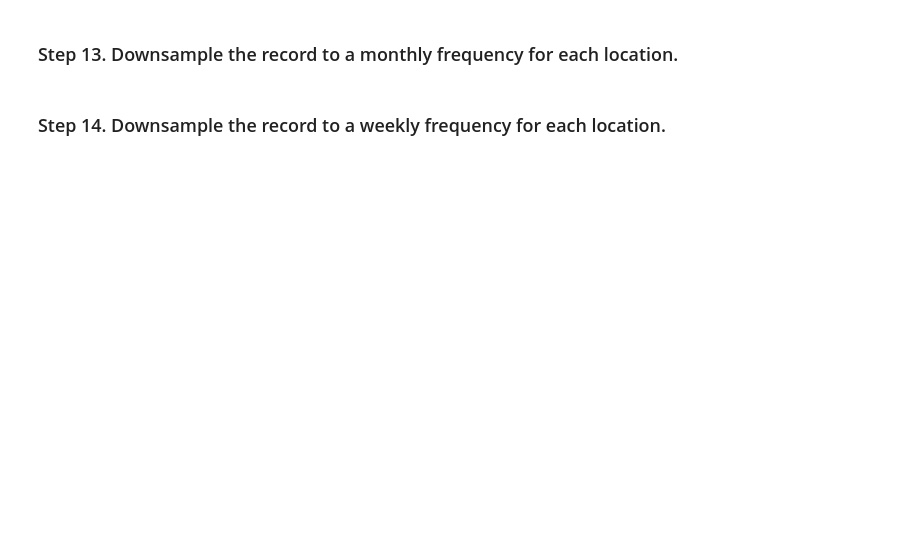
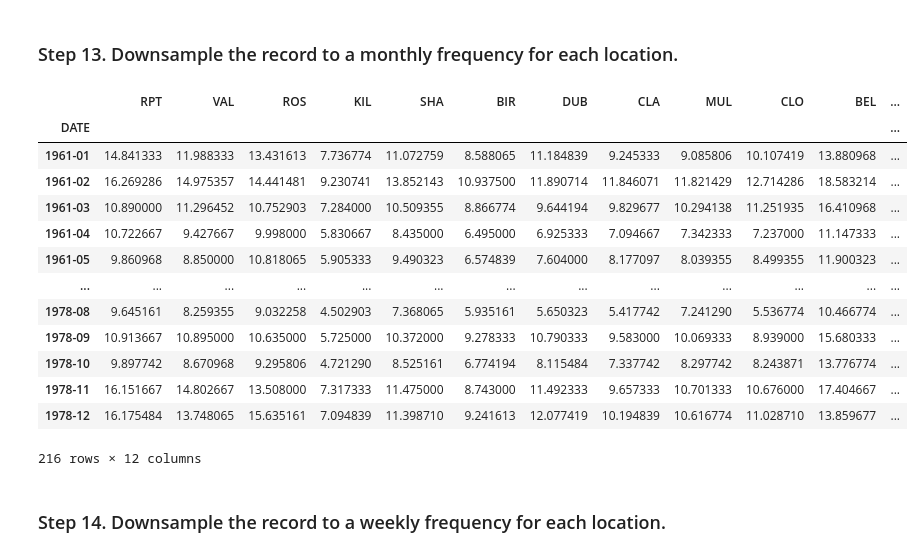
Before and after one commit to Mazako/pandas_exercises, a Jupyter notebook: 06_Stats/Wind_Stats/Exercises.ipynb, the cells around one changed output. Saved outputs shown, nothing was run; the diff lists cells and outputs as text; code cells hidden in the pictures; blank space fills up the shorter version.

```diff
--- a/06_Stats/Wind_Stats/Exercises.ipynb
+++ b/06_Stats/Wind_Stats/Exercises.ipynb
@@ -175,4 +196,21 @@ dtype: float64
 # %% [markdown]
 ### Step 13. Downsample the record to a monthly frequency for each location.
+# %%
+data.groupby(data.index.to_period('M')).mean()
+# %% [output]
+|  | RPT | VAL | ROS | KIL | SHA | BIR | DUB | CLA | MUL | CLO | BEL | ... |
+| DATE |  |  |  |  |  |  |  |  |  |  |  | ... |
+| 1961-01 | 14.841333 | 11.988333 | 13.431613 | 7.736774 | 11.072759 | 8.588065 | 11.184839 | 9.245333 | 9.085806 | 10.107419 | 13.880968 | ... |
+| 1961-02 | 16.269286 | 14.975357 | 14.441481 | 9.230741 | 13.852143 | 10.937500 | 11.890714 | 11.846071 | 11.821429 | 12.714286 | 18.583214 | ... |
+| 1961-03 | 10.890000 | 11.296452 | 10.752903 | 7.284000 | 10.509355 | 8.866774 | 9.644194 | 9.829677 | 10.294138 | 11.251935 | 16.410968 | ... |
+| 1961-04 | 10.722667 | 9.427667 | 9.998000 | 5.830667 | 8.435000 | 6.495000 | 6.925333 | 7.094667 | 7.342333 | 7.237000 | 11.147333 | ... |
+| 1961-05 | 9.860968 | 8.850000 | 10.818065 | 5.905333 | 9.490323 | 6.574839 | 7.604000 | 8.177097 | 8.039355 | 8.499355 | 11.900323 | ... |
+| ... | ... | ... | ... | ... | ... | ... | ... | ... | ... | ... | ... | ... |
+| 1978-08 | 9.645161 | 8.259355 | 9.032258 | 4.502903 | 7.368065 | 5.935161 | 5.650323 | 5.417742 | 7.241290 | 5.536774 | 10.466774 | ... |
+| 1978-09 | 10.913667 | 10.895000 | 10.635000 | 5.725000 | 10.372000 | 9.278333 | 10.790333 | 9.583000 | 10.069333 | 8.939000 | 15.680333 | ... |
+| 1978-10 | 9.897742 | 8.670968 | 9.295806 | 4.721290 | 8.525161 | 6.774194 | 8.115484 | 7.337742 | 8.297742 | 8.243871 | 13.776774 | ... |
+| 1978-11 | 16.151667 | 14.802667 | 13.508000 | 7.317333 | 11.475000 | 8.743000 | 11.492333 | 9.657333 | 10.701333 | 10.676000 | 17.404667 | ... |
+| 1978-12 | 16.175484 | 13.748065 | 15.635161 | 7.094839 | 11.398710 | 9.241613 | 12.077419 | 10.194839 | 10.616774 | 11.028710 | 13.859677 | ... |
+216 rows × 12 columns
 # %% [markdown]
 ### Step 14. Downsample the record to a weekly frequency for each location.
```
Also changed, not shown: parts of 3 cells of this notebook, 4 other files.
